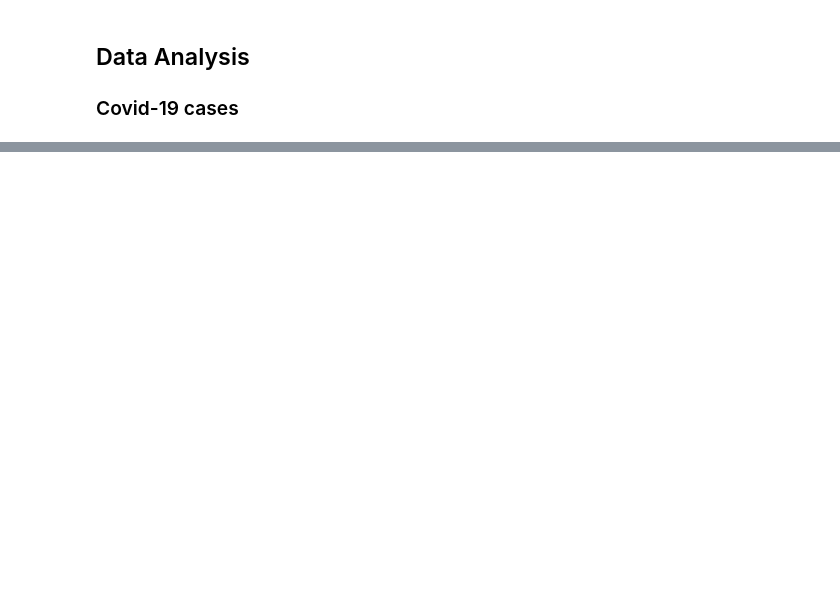
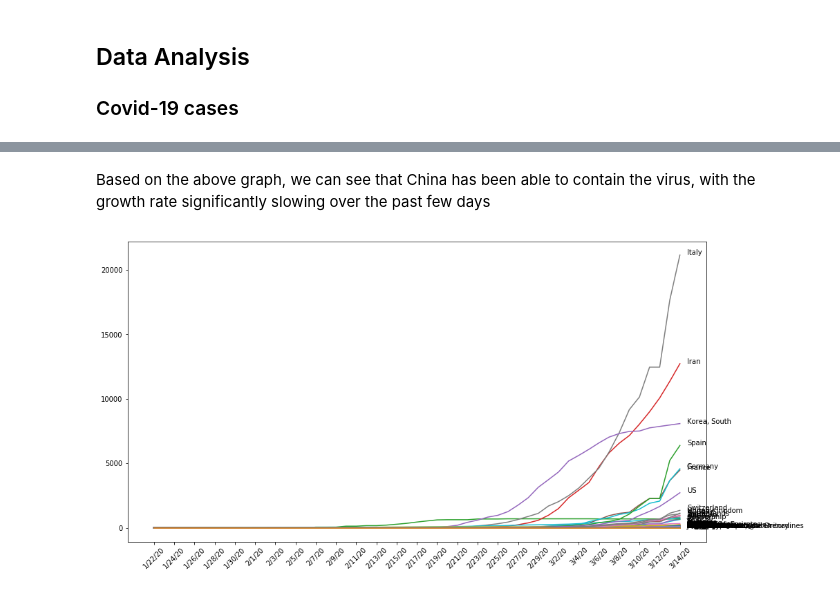
Before and after one commit to hopeman1102/visualize-covid-19, a Jupyter notebook: covid-19.ipynb, the cells around one changed output, grey strips where cells are left out. Saved outputs shown, nothing was run; the diff lists cells and outputs as text; code cells hidden in the pictures; blank space fills up the shorter version.

```diff
--- a/covid-19.ipynb
+++ b/covid-19.ipynb
@@ -138,0 +139,15 @@ plt.xticks(adjust_xticks, rotation=45);
+# %% [markdown]
+Based on the above graph, we can see that China has been able to contain the virus, with the growth rate significantly slowing over the past few days
+# %%
+# plot all countries except for China
+plt.figure(figsize=[15,8])
+for index, row in df_confirmed_countries.iterrows():
+    if index == 'China':
+        pass
+    else:
+        plt.plot(dates, row)
+        plt.annotate(index,xy=(plt.xticks()[0][-1]+0.7, row[-1]))
+
+plt.xticks(adjust_xticks, rotation=45);
+# %% [output]
+[figure, added]
```
Also changed, not shown: parts of 12 cells of this notebook.
